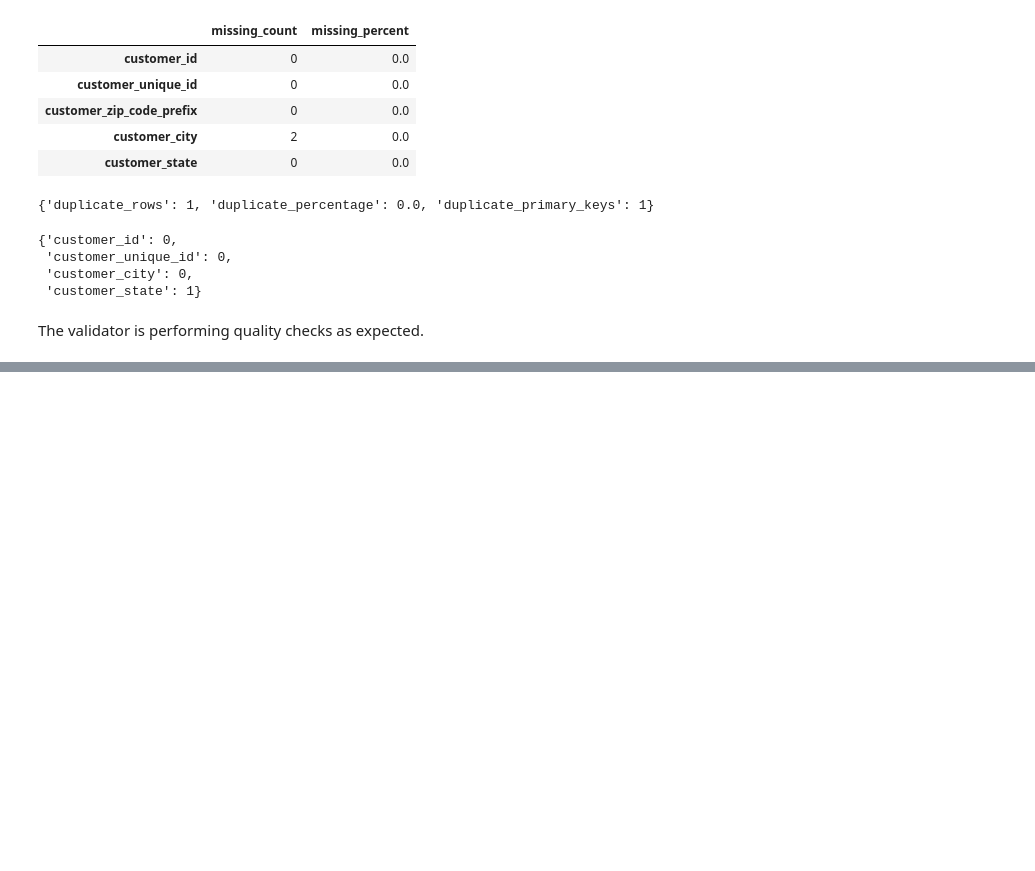
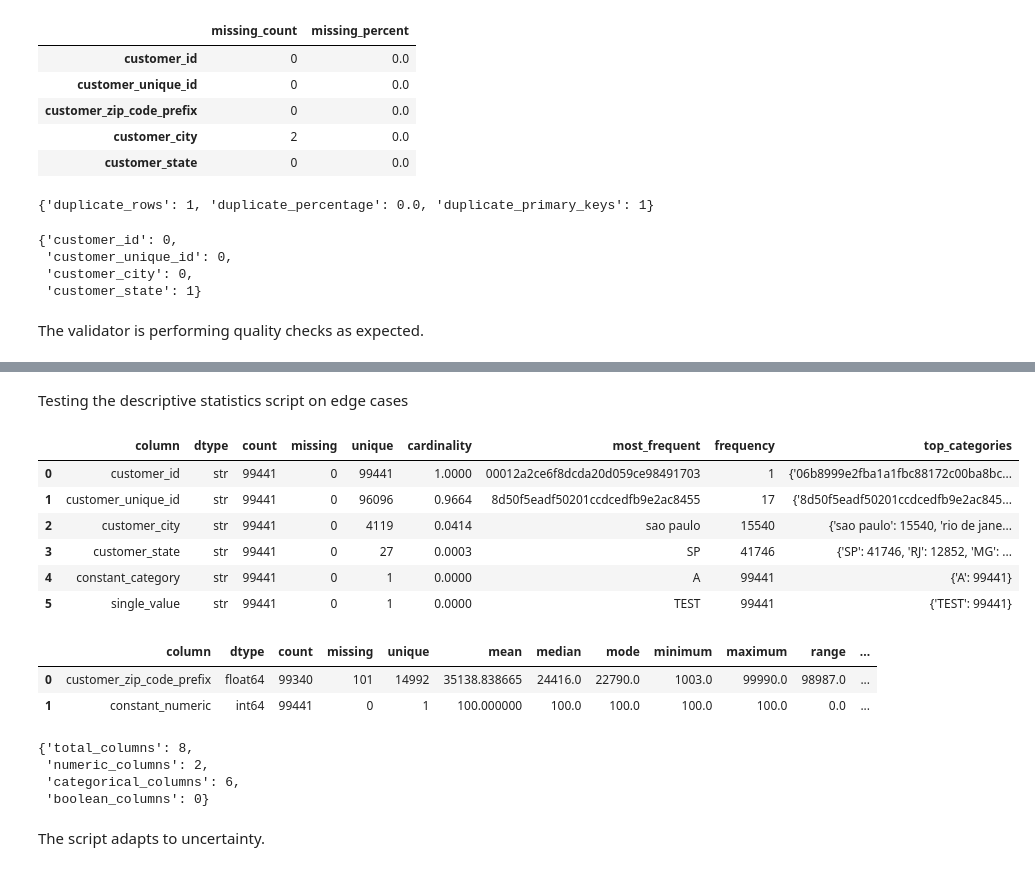
Before and after one commit to sufiyanshaikhh/Customer-Lifetime-Value-CLV-Optimization-Multi-Channel-Attribution-Engine, a Jupyter notebook: notebooks/customers_inspection.ipynb, the cells around one changed output, grey strips where cells are left out. Drawn from its saved outputs; the diff is of its cells as text; code cells hidden in the pictures; blank space fills up the shorter version.

Commit message:
feat: implemented descriptive statistics script and validated on customers table.

```diff
--- a/notebooks/customers_inspection.ipynb
+++ b/notebooks/customers_inspection.ipynb
@@ -267,0 +274,2 @@ The validator is performing quality checks as expected.
+# %%
+customers = pd.read_csv("../data/raw/olist/olist_customers_dataset.csv")
@@ -267,0 +355,44 @@ The validator is performing quality checks as expected.
+# %% [markdown]
+Testing the descriptive statistics script on edge cases
+# %%
+test_df = customers.copy()
+
+# Constant numeric column
+test_df["constant_numeric"] = 100
+
+# Constant categorical column
+test_df["constant_category"] = "A"
+
+# Numeric column with missing values
+test_df.loc[:100, "customer_zip_code_prefix"] = None
+
+# Column with a single repeated category
+test_df["single_value"] = "TEST"
+# %%
+profiler = DescriptiveStatistics(test_df)
+results = profiler.profile()
+# %%
+results["categorical"]
+# %% [output]
+|  | column | dtype | count | missing | unique | cardinality | most_frequent | frequency | top_categories |
+| 0 | customer_id | str | 99441 | 0 | 99441 | 1.0000 | 00012a2ce6f8dcda20d059ce98491703 | 1 | {'06b8999e2fba1a1fbc88172c00ba8bc... |
+| 1 | customer_unique_id | str | 99441 | 0 | 96096 | 0.9664 | 8d50f5eadf50201ccdcedfb9e2ac8455 | 17 | {'8d50f5eadf50201ccdcedfb9e2ac845... |
+| 2 | customer_city | str | 99441 | 0 | 4119 | 0.0414 | sao paulo | 15540 | {'sao paulo': 15540, 'rio de jane... |
+| 3 | customer_state | str | 99441 | 0 | 27 | 0.0003 | SP | 41746 | {'SP': 41746, 'RJ': 12852, 'MG': ... |
+| 4 | constant_category | str | 99441 | 0 | 1 | 0.0000 | A | 99441 | {'A': 99441} |
+| 5 | single_value | str | 99441 | 0 | 1 | 0.0000 | TEST | 99441 | {'TEST': 99441} |
+# %%
+results["numeric"]
+# %% [output]
+|  | column | dtype | count | missing | unique | mean | median | mode | minimum | maximum | range | ... |
+| 0 | customer_zip_code_prefix | float64 | 99340 | 101 | 14992 | 35138.838665 | 24416.0 | 22790.0 | 1003.0 | 99990.0 | 98987.0 | ... |
+| 1 | constant_numeric | int64 | 99441 | 0 | 1 | 100.000000 | 100.0 | 100.0 | 100.0 | 100.0 | 0.0 | ... |
+# %%
+results["summary"]
+# %% [output]
+{'total_columns': 8,
+ 'numeric_columns': 2,
+ 'categorical_columns': 6,
+ 'boolean_columns': 0}
+# %% [markdown]
+The script adapts to uncertainty.
```
Also changed, not shown: parts of 13 cells of this notebook, 1 other file.
